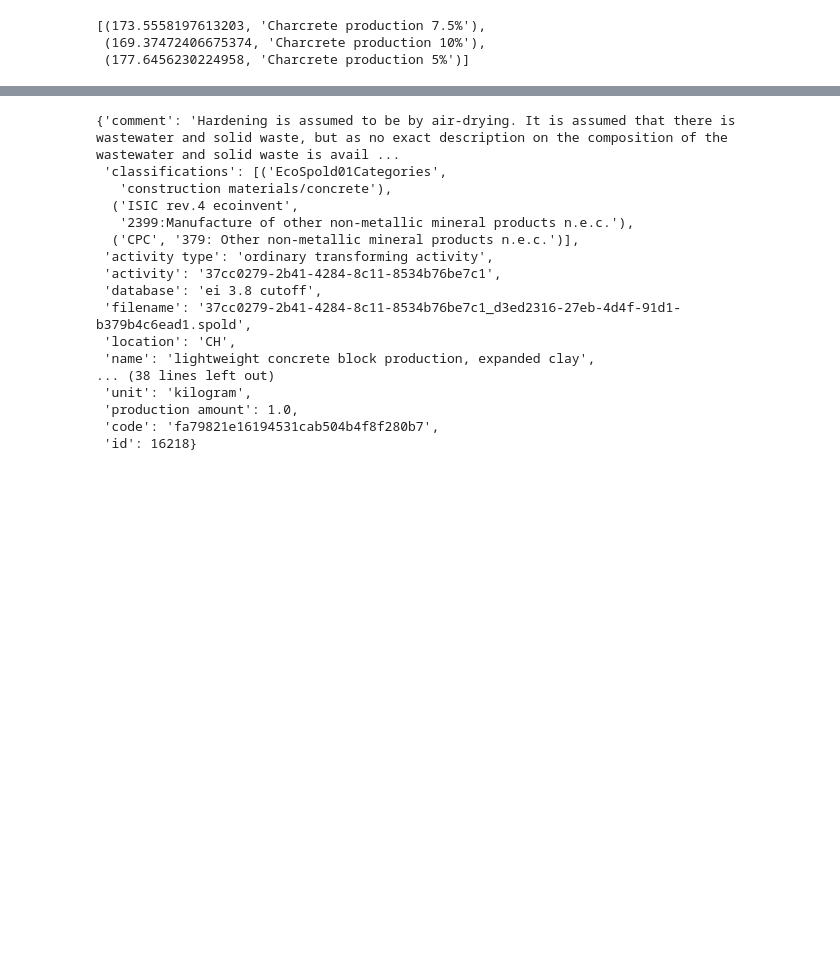
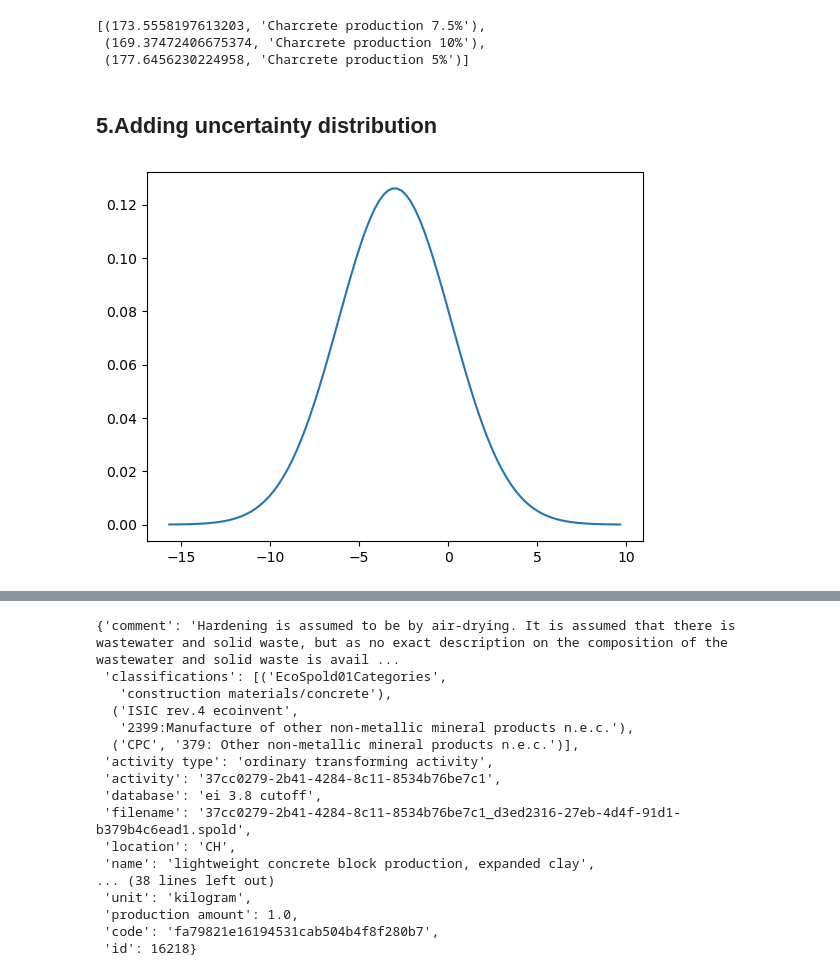
Before and after one commit to mijafro/Charcrete-LCA, a Jupyter notebook: work on correlated samples.ipynb, the cells around one changed output, grey strips where cells are left out. Saved outputs shown, nothing was run; the diff lists cells and outputs as text; code cells hidden in the pictures; blank space fills up the shorter version.

Commit message:
adding uncertainty

```diff
--- a/work on correlated samples.ipynb
+++ b/work on correlated samples.ipynb
@@ -329,3 +331,19 @@ lca_score_list_validation
 [(173.5558197613203, 'Charcrete production 7.5%'),
  (169.37472406675374, 'Charcrete production 10%'),
  (177.6456230224958, 'Charcrete production 5%')]
+# %% [markdown]
+## 5.Adding uncertainty distribution
+# %%
+import matplotlib.pyplot as plt
+import numpy as np
+import scipy.stats as stats
+import math
+
+mu = -3
+variance = 10
+sigma = math.sqrt(variance)
+x = np.linspace(mu - 4*sigma, mu + 4*sigma, 100)
+plt.plot(x, stats.norm.pdf(x, mu, sigma))
+plt.show()
+# %% [output]
+[figure, added]
```
Also changed, not shown: parts of 15 cells of this notebook.
